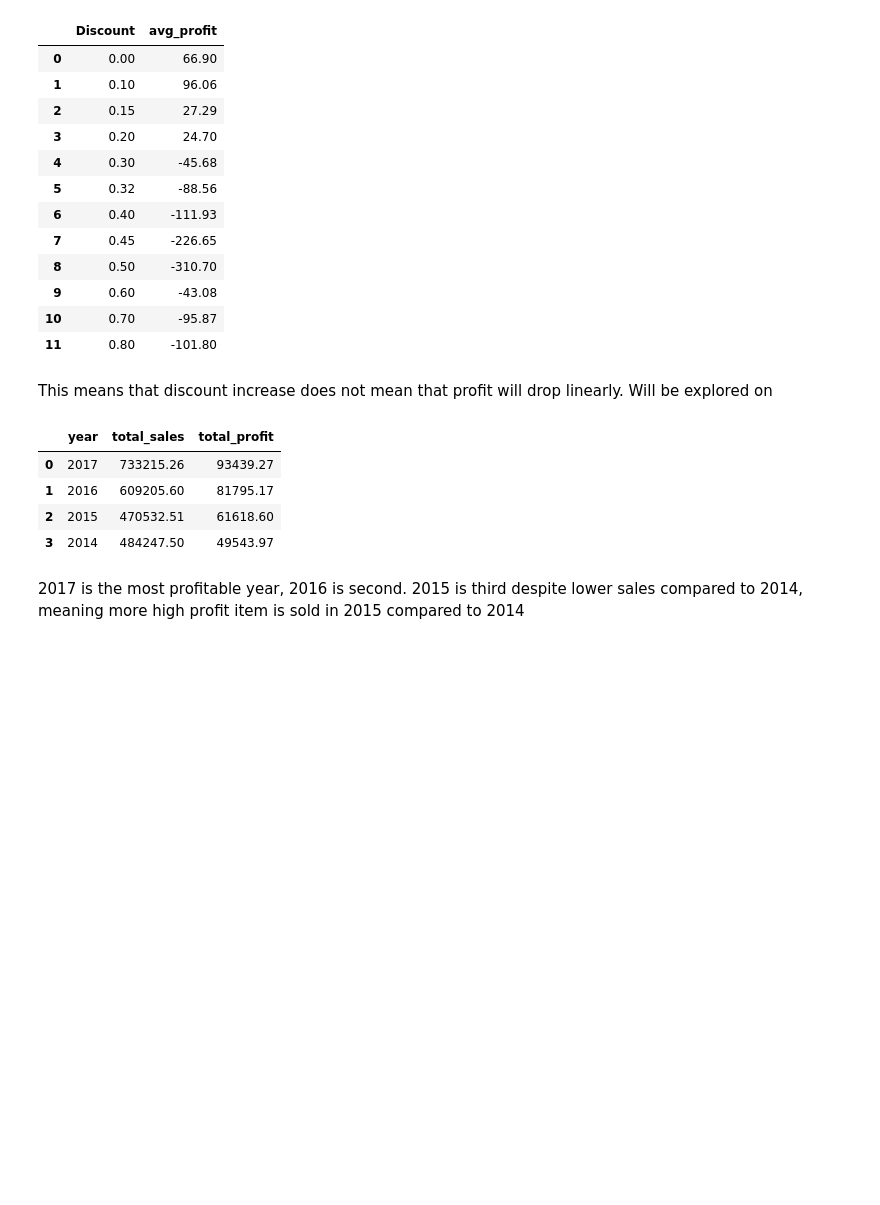
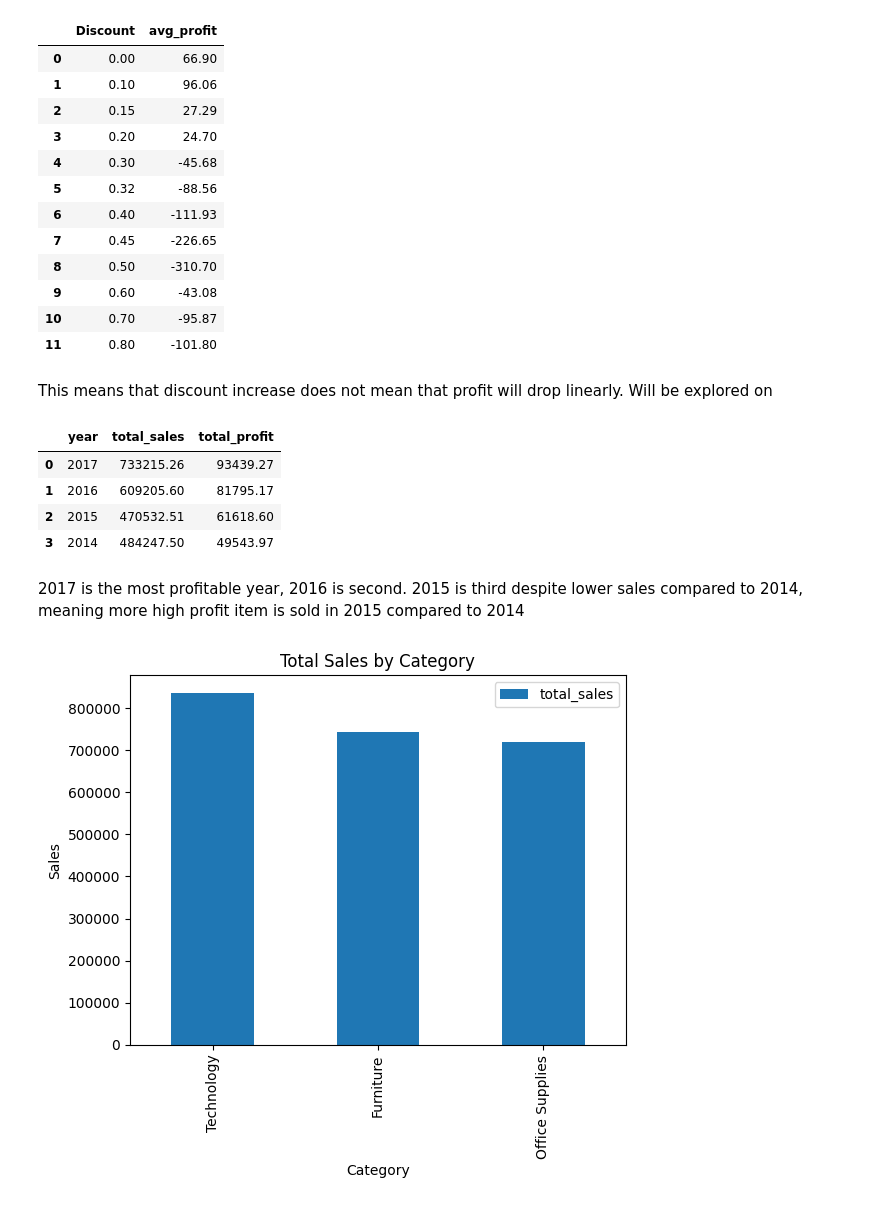
Before and after one commit to zedchuu/01-sql-data-analysis-superstore, a Jupyter notebook: sql/quesries.ipynb, the cells around one changed output. Cells and saved outputs as stored; diff of their text form; code cells hidden in the pictures; blank space fills up the shorter version.

```diff
--- a/sql/quesries.ipynb
+++ b/sql/quesries.ipynb
@@ -232,3 +232,19 @@ ORDER BY total_profit DESC
 | 3 | 2014 | 484247.50 | 49543.97 |
 # %% [markdown]
 2017 is the most profitable year, 2016 is second. 2015 is third despite lower sales compared to 2014, meaning more high profit item is sold in 2015 compared to 2014
+# %%
+df = con.execute("""
+SELECT Category,
+       SUM(Sales) AS total_sales
+FROM superstore
+GROUP BY Category
+ORDER BY total_sales DESC
+""").df()
+
+df.plot(x="Category", y="total_sales", kind="bar")
+
+plt.title("Total Sales by Category")
+plt.ylabel("Sales")
+plt.show()
+# %% [output]
+[figure, added]
```
Also changed, not shown: parts of 13 cells of this notebook, 1 other file.
